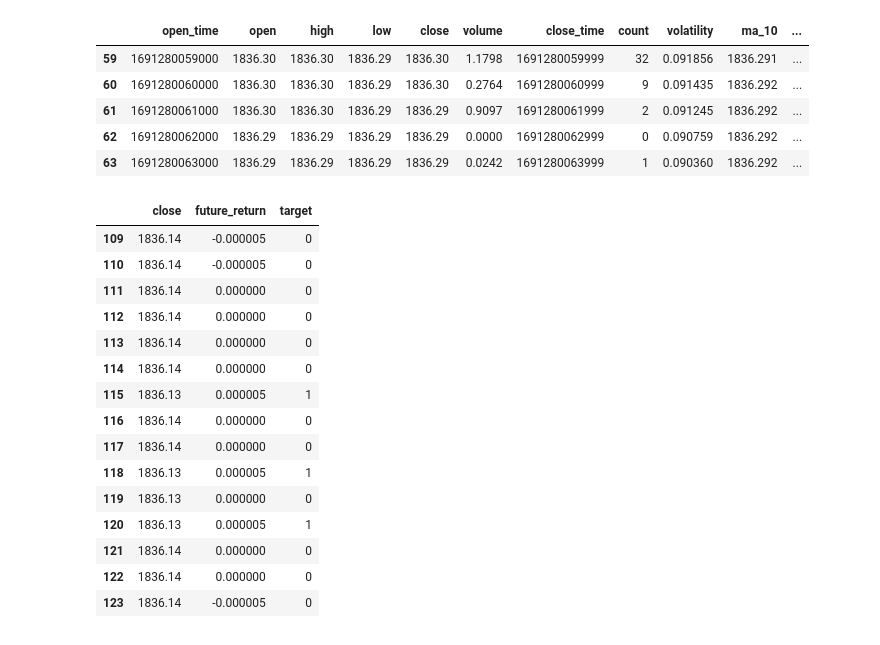
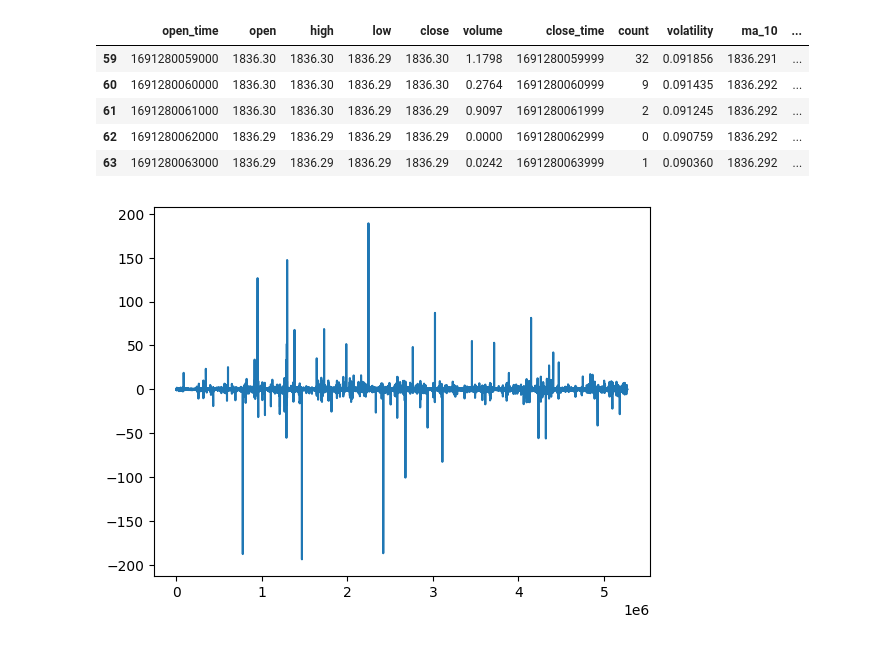
Before and after one commit to Yarden92/EM-stocks, a Jupyter notebook: ml_explorer.ipynb, the cells around one changed output. Cells and saved outputs as stored; diff of their text form; code cells hidden in the pictures.

```diff
--- a/ml_explorer.ipynb
+++ b/ml_explorer.ipynb
@@ -57,39 +57,17 @@ df.head()
 | 61 | 1691280061000 | 1836.30 | 1836.30 | 1836.29 | 1836.29 | 0.9097 | 1691280061999 | 2 | 0.091245 | 1836.292 | ... |
 | 62 | 1691280062000 | 1836.29 | 1836.29 | 1836.29 | 1836.29 | 0.0000 | 1691280062999 | 0 | 0.090759 | 1836.292 | ... |
 | 63 | 1691280063000 | 1836.29 | 1836.29 | 1836.29 | 1836.29 | 0.0242 | 1691280063999 | 1 | 0.090360 | 1836.292 | ... |
-# %%
-# Step 3: Labeling Future Momentum
-# Next, we’ll label future momentum based on the future price movement.
-import numpy as np
-
-# Define a momentum window (e.g., look 30 seconds into the future)
-momentum_window = 10
-
-# Create a target column for future momentum
-df['future_return'] = df['close'].shift(-momentum_window).pct_change(periods=momentum_window)
-
-# Label the data based on the future momentum
-df['target'] = np.where(df['future_return'] > 0, 1, 0)
-
-# Drop rows with NaN values in the target
-df.dropna(inplace=True)
-
-# Show the labeled data
-df[['close', 'future_return', 'target']].head(15)
-# %% [output]
-|  | close | future_return | target |
-| 109 | 1836.14 | -0.000005 | 0 |
-| 110 | 1836.14 | -0.000005 | 0 |
-| 111 | 1836.14 | 0.000000 | 0 |
-| 112 | 1836.14 | 0.000000 | 0 |
-| 113 | 1836.14 | 0.000000 | 0 |
-| 114 | 1836.14 | 0.000000 | 0 |
-| 115 | 1836.13 | 0.000005 | 1 |
-| 116 | 1836.14 | 0.000000 | 0 |
-| 117 | 1836.14 | 0.000000 | 0 |
-| 118 | 1836.13 | 0.000005 | 1 |
-| 119 | 1836.13 | 0.000000 | 0 |
-| 120 | 1836.13 | 0.000005 | 1 |
-| 121 | 1836.14 | 0.000000 | 0 |
-| 122 | 1836.14 | 0.000000 | 0 |
-| 123 | 1836.14 | -0.000005 | 0 |
+# %%
+# Step 3: calculate the current trend
+import matplotlib.pyplot as plt
+
+lookback_window = 60
+
+# Calculate the current trend
+df['current_trend'] = df['close'] - df['close'].shift(lookback_window)
+
+# plot values:
+df['current_trend'].plot()
+plt.show()
+# %% [output]
+[figure, added]
```
Also changed, not shown: parts of 11 cells of this notebook, 1 other file.
